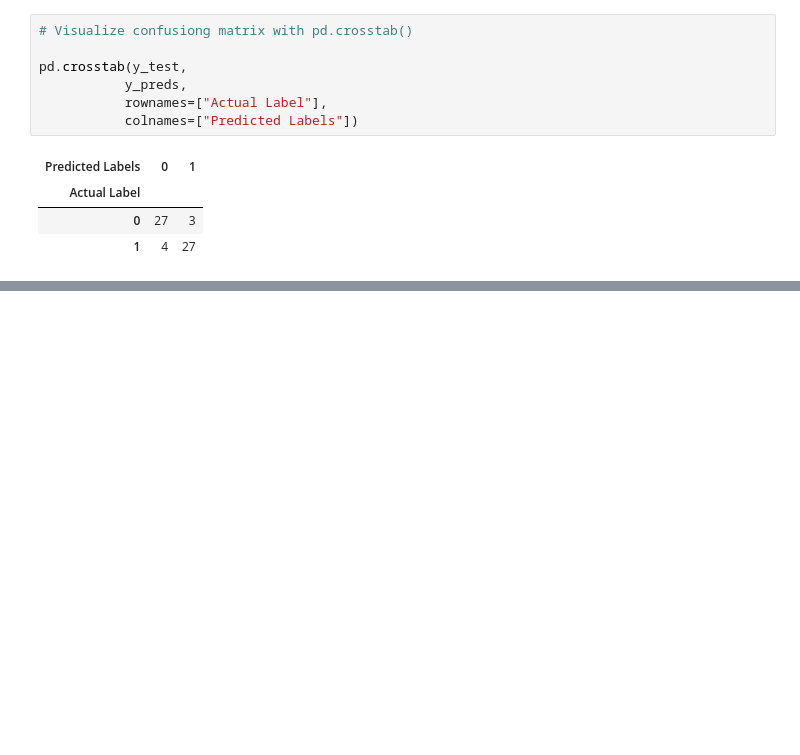
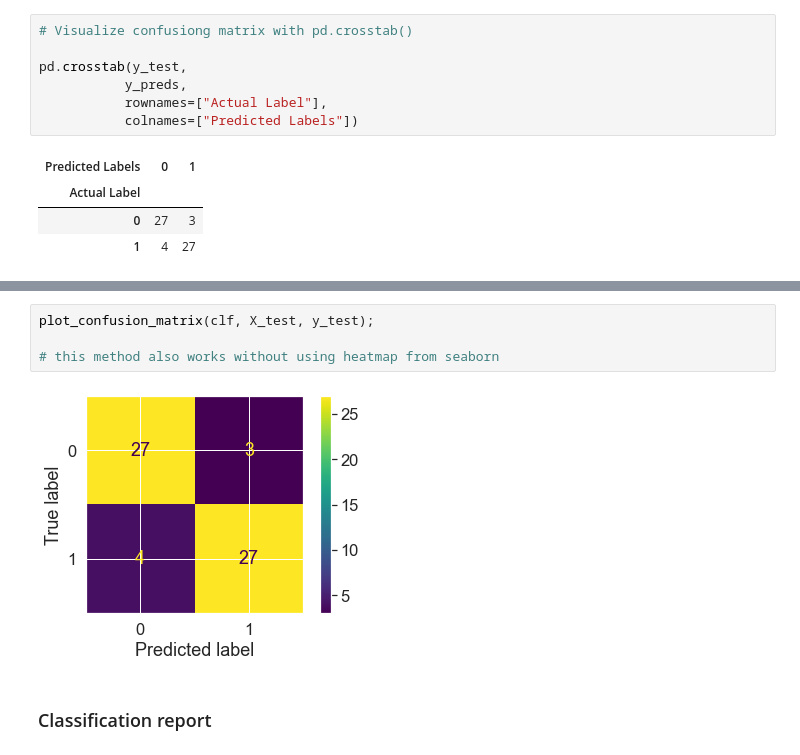
Before and after one commit to allanleung/ML-Projects, a Jupyter notebook: sample_project/intro-scikit-learn.ipynb, the cells around one changed output, grey strips where cells are left out. Drawn from its saved outputs; the diff is of its cells as text; blank space fills up the shorter version.

```diff
--- a/sample_project/intro-scikit-learn.ipynb
+++ b/sample_project/intro-scikit-learn.ipynb
@@ -1304,0 +1377,8 @@ pd.crosstab(y_test,
+# %%
+plot_confusion_matrix(clf, X_test, y_test);
+
+# this method also works without using heatmap from seaborn
+# %% [output]
+[figure, added]
+# %% [markdown]
+### Classification report
```
Also changed, not shown: parts of 20 cells of this notebook, 1 other file.
